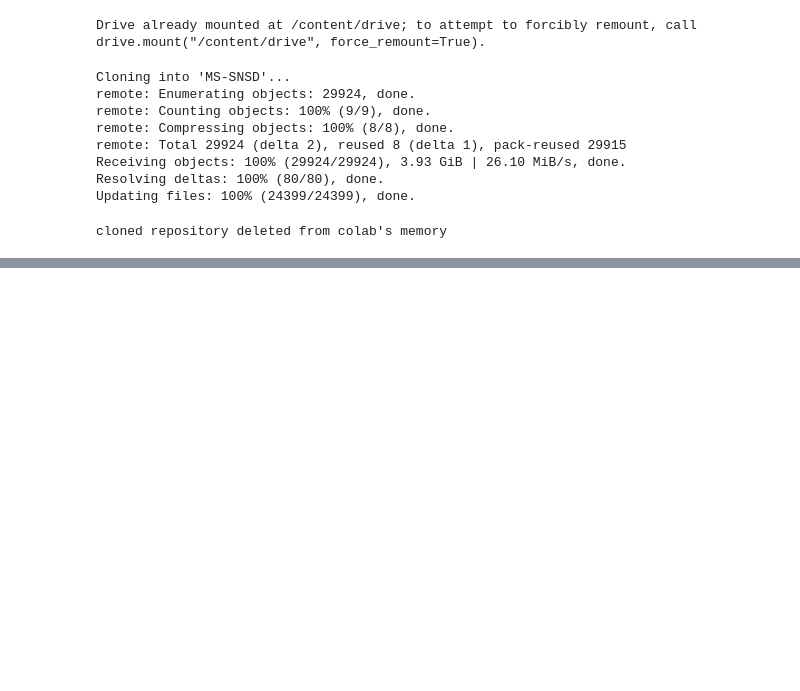
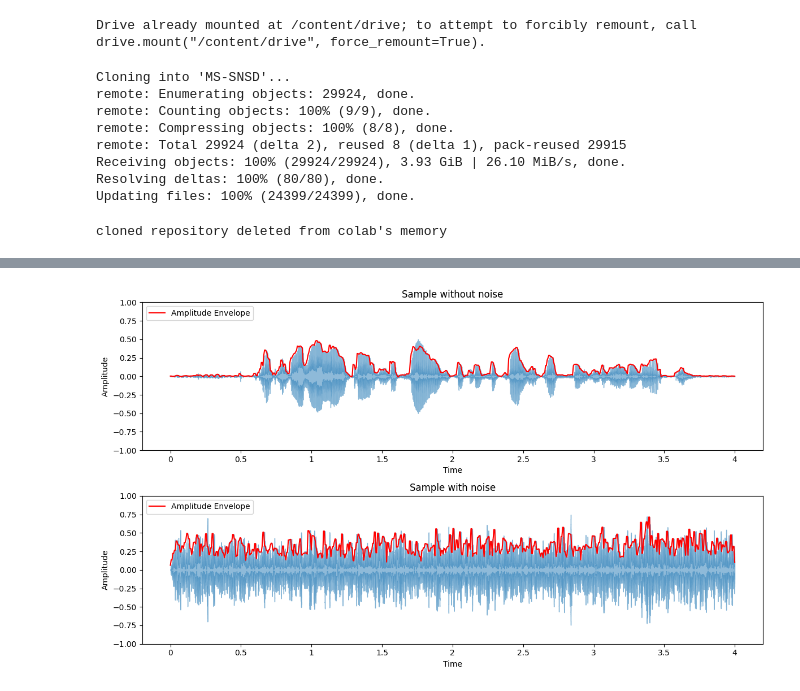
Before and after one commit to MahyarFardin/Deep-white-noise-elimination-using-recurrent-and-convolutional-generative-adversial-networks, a Jupyter notebook: dataset_overview.ipynb, the cells around one changed output, grey strips where cells are left out. Drawn from its saved outputs; the diff is of its cells as text; code cells hidden in the pictures; blank space fills up the shorter version.

Commit message:
Amplitude envelope extraction added

```diff
--- a/dataset_overview.ipynb
+++ b/dataset_overview.ipynb
@@ -91,0 +87,54 @@ ipd.Audio(noise_sample)
+# %%
+FRAME_SIZE = 512
+HOP_LENGTH = 256
+
+def amplitude_envelope(signal, frame_size = FRAME_SIZE, hop_length = HOP_LENGTH):
+  """
+    Computes the amplitude envelope of a signal.
+
+    Parameters:
+    - signal (numpy.ndarray): The input signal.
+    - frame_size (int, optional): The size of each analysis frame. Defaults to FRAME_SIZE(1024).
+    - hop_length (int, optional): The number of samples between adjacent frames. Defaults to HOP_LENGTH(512).
+
+    Returns:
+    - numpy.ndarray: An array containing the maximum amplitude value within each frame.
+  """
+  return np.array([max(signal[i:i+frame_size]) for i in range(0, signal.size, hop_length)])
+# %%
+ae_signal_clean = amplitude_envelope(signal_clean, FRAME_SIZE, HOP_LENGTH)
+ae_signal_noise = amplitude_envelope(signal_noise, FRAME_SIZE, HOP_LENGTH)
+# %%
+# Visualise amplitude envelope for our two samples
+
+frames = range(len(ae_signal_clean))
+time = librosa.frames_to_time(frames, hop_length = HOP_LENGTH)/2
+
+plt.figure(figsize = (12,7))
+
+# Plot amplitude envelope of signal_clean
+plt.subplot(2, 1, 1)
+librosa.display.waveshow(signal_clean, sr = sr, alpha = 0.5)
+plt.plot(time, ae_signal_clean, color = "r", label="Amplitude Envelope")
+plt.ylim((-1 , 1))
+plt.title("Sample without noise")
+plt.xlabel("Time")
+plt.ylabel("Amplitude")
+plt.legend(loc = "upper left")
+
+
+#Plot amplitude envelope of signal_noise
+plt.subplot(2, 1, 2)
+librosa.display.waveshow(signal_noise, sr = sr, alpha = 0.5)
+plt.plot(time, ae_signal_noise, color = "r", label="Amplitude Envelope")
+plt.ylim((-1 , 1))
+plt.title("Sample with noise")
+plt.xlabel("Time")
+plt.ylabel("Amplitude")
+plt.legend(loc = "upper left")
+
+
+plt.tight_layout()
+plt.show()
+# %% [output]
+[figure, added]
```
Also changed, not shown: parts of 9 cells of this notebook.
